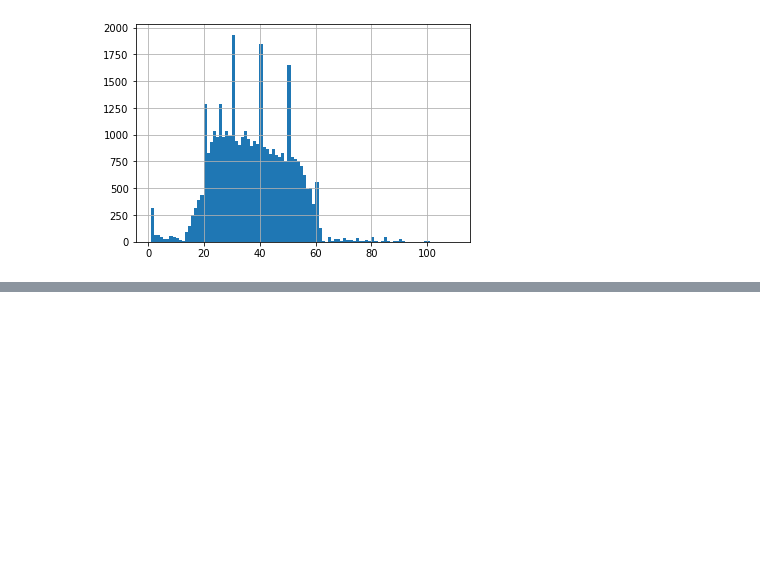
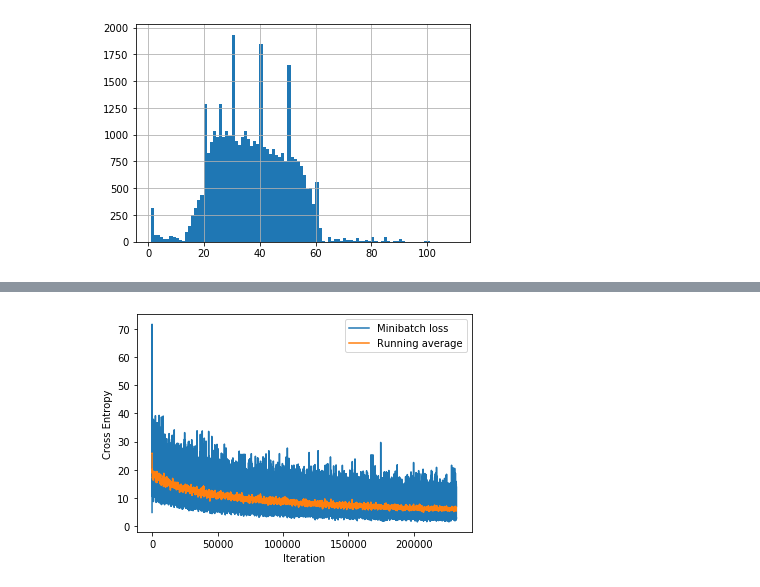
Before and after one commit to oopDaniel/AgeEstimator, a Jupyter notebook: server/models/regression/regression.ipynb, the cells around one changed output, grey strips where cells are left out. Cells and saved outputs as stored; diff of their text form; code cells hidden in the pictures; blank space fills up the shorter version.

```diff
--- a/server/models/regression/regression.ipynb
+++ b/server/models/regression/regression.ipynb
@@ -253,11 +253,13 @@ Epoch: 096/100 | Batch 2324/2324 | Loss: 7.5370
 # %%
-plt.plot(l, label='Minibatch cost')
+plt.plot(l, label='Minibatch loss')
 plt.plot(np.convolve(l, np.ones(200,)/200, mode='valid'), label='Running average')
 
 plt.ylabel('Cross Entropy')
 plt.xlabel('Iteration')
 plt.legend()
 plt.show()
+# %% [output]
+[figure, added]
 # %%
 plt.plot(np.arange(1, epochs+1), train_mae_list, label='Training')
 plt.plot(np.arange(1, epochs+1), valid_mae_list, label='Validation')
```
Also changed, not shown: parts of 8 cells of this notebook.
